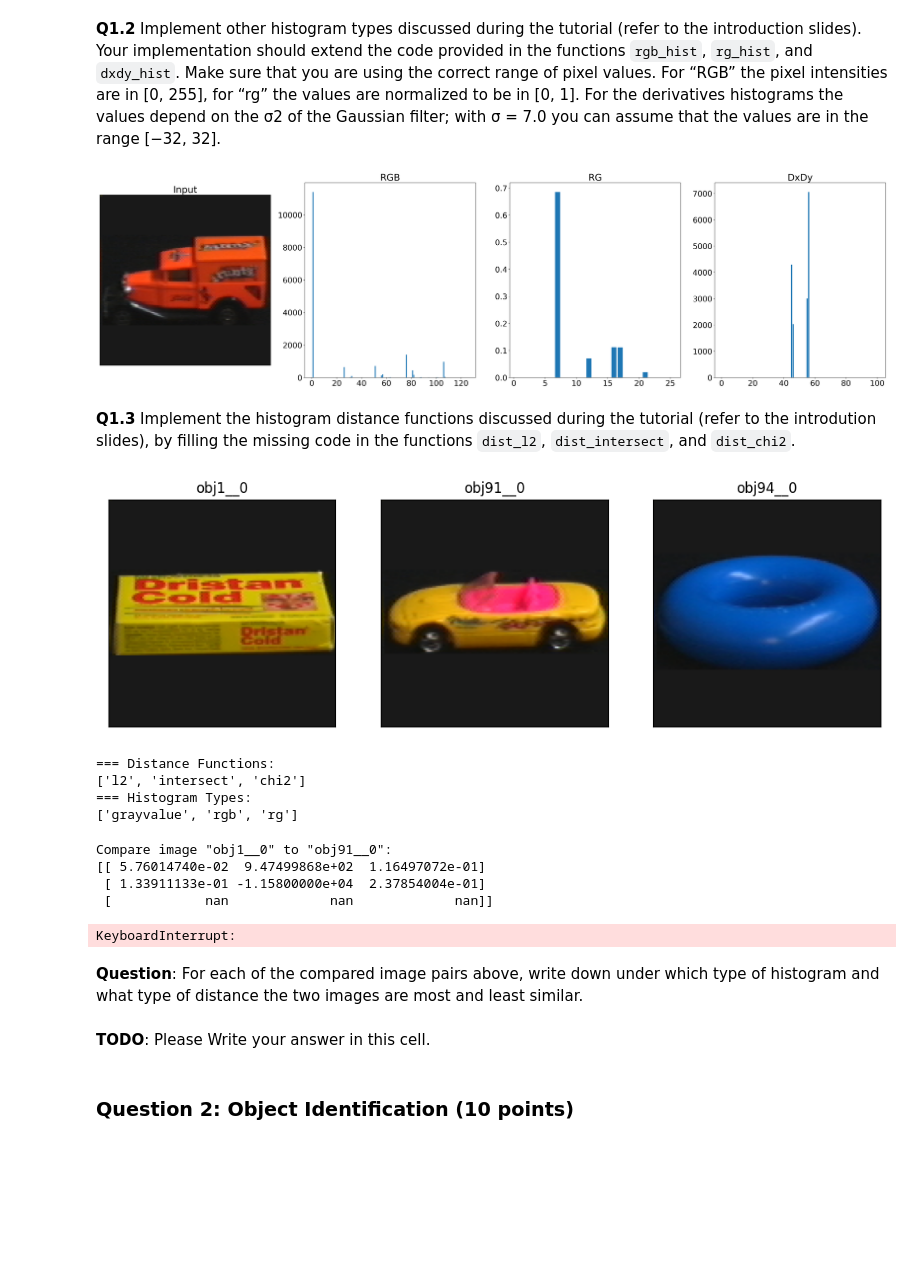
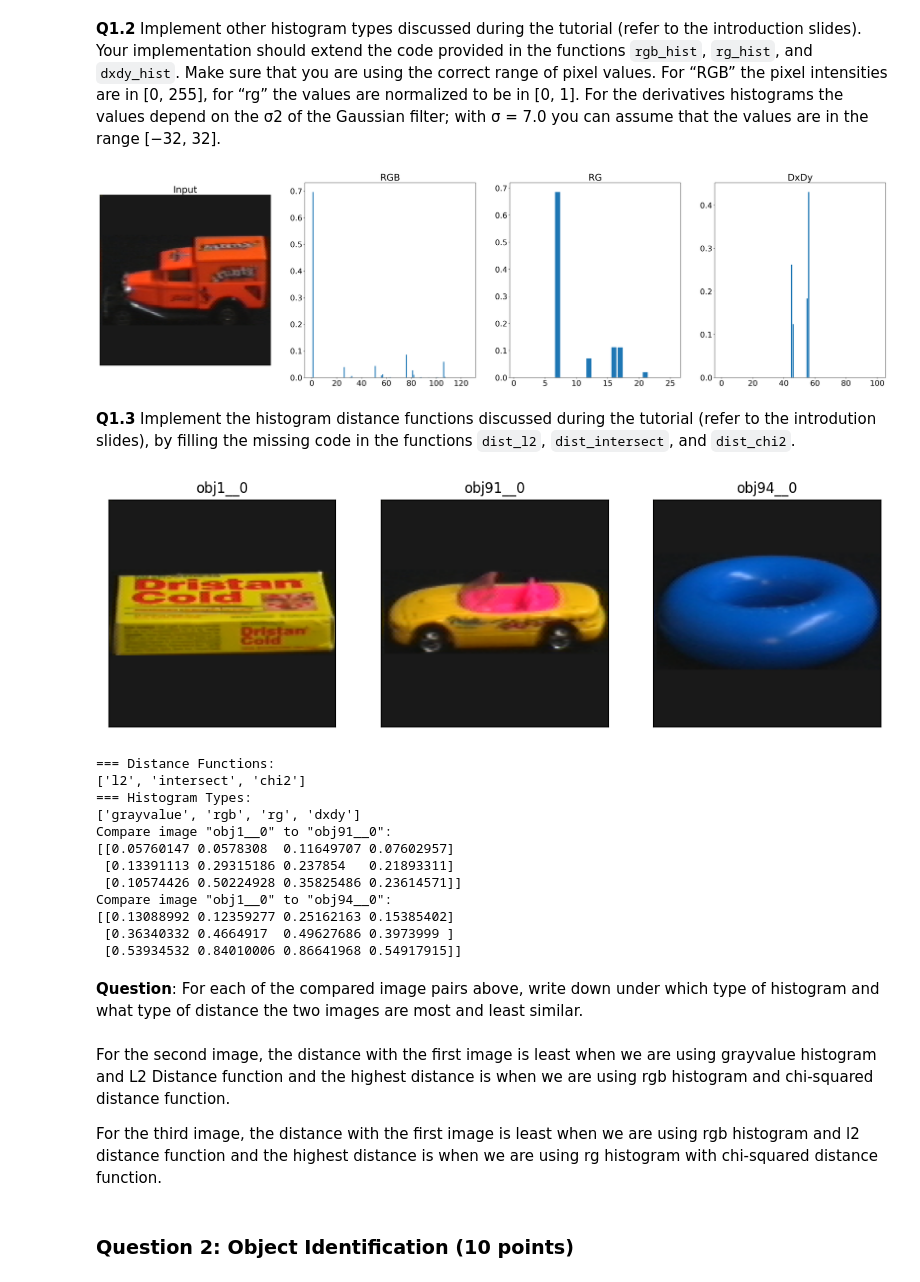
Before and after one commit to MoidHuda/HLCV_53, a Jupyter notebook: Assignment_1/exercise-1-Part1.ipynb, the cells around one changed output. Drawn from its saved outputs; the diff is of its cells as text; code cells hidden in the pictures; blank space fills up the shorter version.

```diff
--- a/Assignment_1/exercise-1-Part1.ipynb
+++ b/Assignment_1/exercise-1-Part1.ipynb
@@ -254,6 +254,7 @@ def rgb_hist(img_color, num_bins):
                                         (img_color[:, :, 2] >= bins[k]) & (img_color[:, :, 2] < bins[k+1]))
 
     # We flatten the 3D histogram in the end for easier (1D) visualization
+    hists /= np.sum(hists)
     hists = hists.reshape(hists.size)
     return hists
 
@@ -328,34 +329,35 @@ def dxdy_hist(img_gray, num_bins):
             hists[i, j] = np.sum((imgDx[:, :] >= bins[i]) & (imgDx[:, :] < bins[i+1]) &
                                     (imgDy[:, :] >= bins[j]) & (imgDy[:, :] < bins[j+1]))
 
+    hists /= np.sum(hists)
     hists = hists.reshape(hists.size)
     return hists
 
 ### The following code is used for evaluation.
 plt.rcParams.update({'font.size': 22})
 fig, axes = plt.subplots(1, 4, figsize=(40, 10), dpi=200)
 axes[0].imshow(img_color)
 axes[0].set_xticks([]); axes[0].set_yticks([])
 axes[0].set_title('Input')
 
 num_bins_color = 5
 hist_rgb1 = rgb_hist(img_color.astype('double'), num_bins_color)
 axes[1].bar(np.array(range(1, hist_rgb1.size+1)), hist_rgb1)
 axes[1].set_title('RGB')
 
 num_bins_rg = 5
 hist_rg = rg_hist(img_color.astype('double'), num_bins_rg)
 axes[2].bar(np.array(range(1, hist_rg.size+1)), hist_rg)
 axes[2].set_title('RG')
 
 num_bins_dxdy = 10
 hist_dxdy = dxdy_hist(img_gray.astype('double'), num_bins_dxdy)
 axes[3].bar(np.array(range(1, hist_dxdy.size+1)), hist_dxdy)
 axes[3].set_title('DxDy')
 
 plt.show()
 # %% [output]
-[figure, old version]
+[figure, new version]
 # %% [markdown]
 **Q1.3** Implement the histogram distance functions discussed during the tutorial (refer to the introdution slides), by filling the missing code in the functions `dist_l2`, `dist_intersect`, and `dist_chi2`.
 # %%
@@ -502,16 +504,24 @@ for imgidx1 in range(len(image_files1)):
 === Distance Functions:
 ['l2', 'intersect', 'chi2']
 === Histogram Types:
-['grayvalue', 'rgb', 'rg']
+['grayvalue', 'rgb', 'rg', 'dxdy']
+Compare image "obj1__0" to "obj91__0":
+[[0.05760147 0.0578308  0.11649707 0.07602957]
+ [0.13391113 0.29315186 0.237854   0.21893311]
+ [0.10574426 0.50224928 0.35825486 0.23614571]]
+Compare image "obj1__0" to "obj94__0":
+[[0.13088992 0.12359277 0.25162163 0.15385402]
+ [0.36340332 0.4664917  0.49627686 0.3973999 ]
+ [0.53934532 0.84010006 0.86641968 0.54917915]]
-Compare image "obj1__0" to "obj91__0":
-[[ 5.76014740e-02  9.47499868e+02  1.16497072e-01]
- [ 1.33911133e-01 -1.15800000e+04  2.37854004e-01]
- [            nan             nan             nan]]
-KeyboardInterrupt:
 # %% [markdown]
 **Question**: For each of the compared image pairs above, write down under which type of histogram and what type of distance the two images are most and least similar.
-# %% [markdown]
-**TODO**: Please Write your answer in this cell.
+# %% [markdown]
+For the second image, the distance with the first image is least when we are using grayvalue histogram and L2 Distance function
+and the highest distance is when we are using rgb histogram and chi-squared distance function.
+
+
+For the third image, the distance with the first image is least when we are using rgb histogram and l2 distance function
+and the highest distance is when we are using rg histogram with chi-squared distance function.
 # %% [markdown]
 ### Question 2: Object Identification (10 points)
 # %% [markdown]
```
Also changed, not shown: parts of 5 cells of this notebook.
